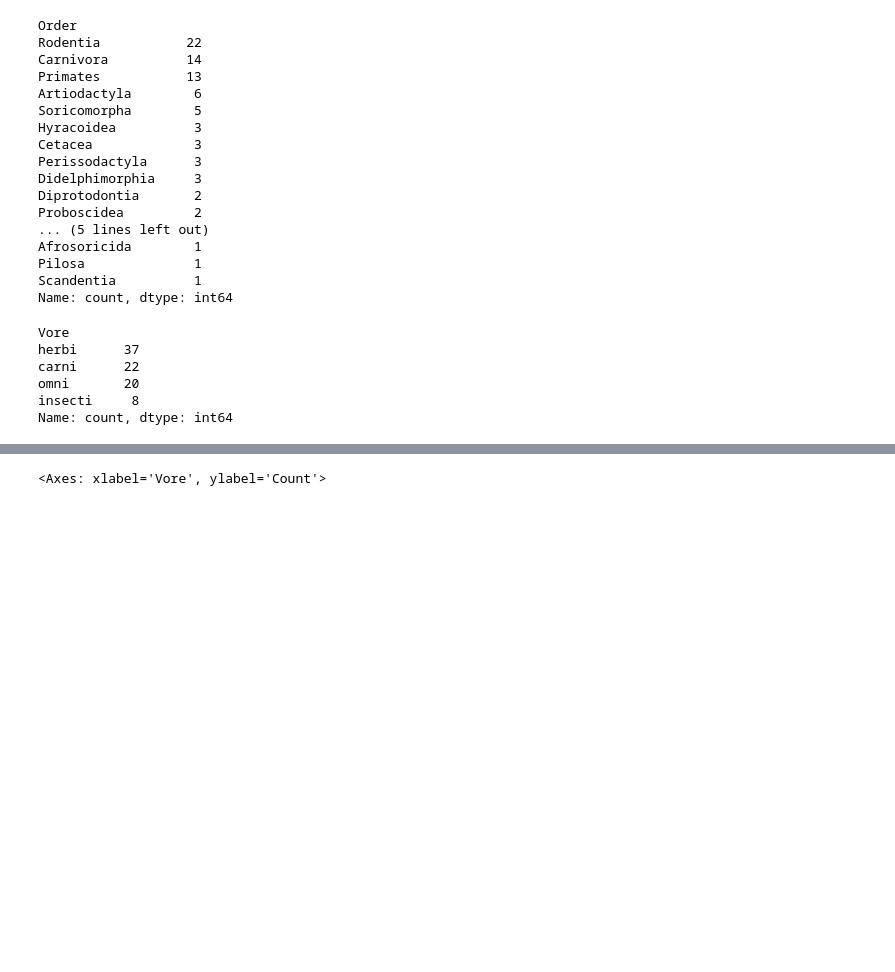
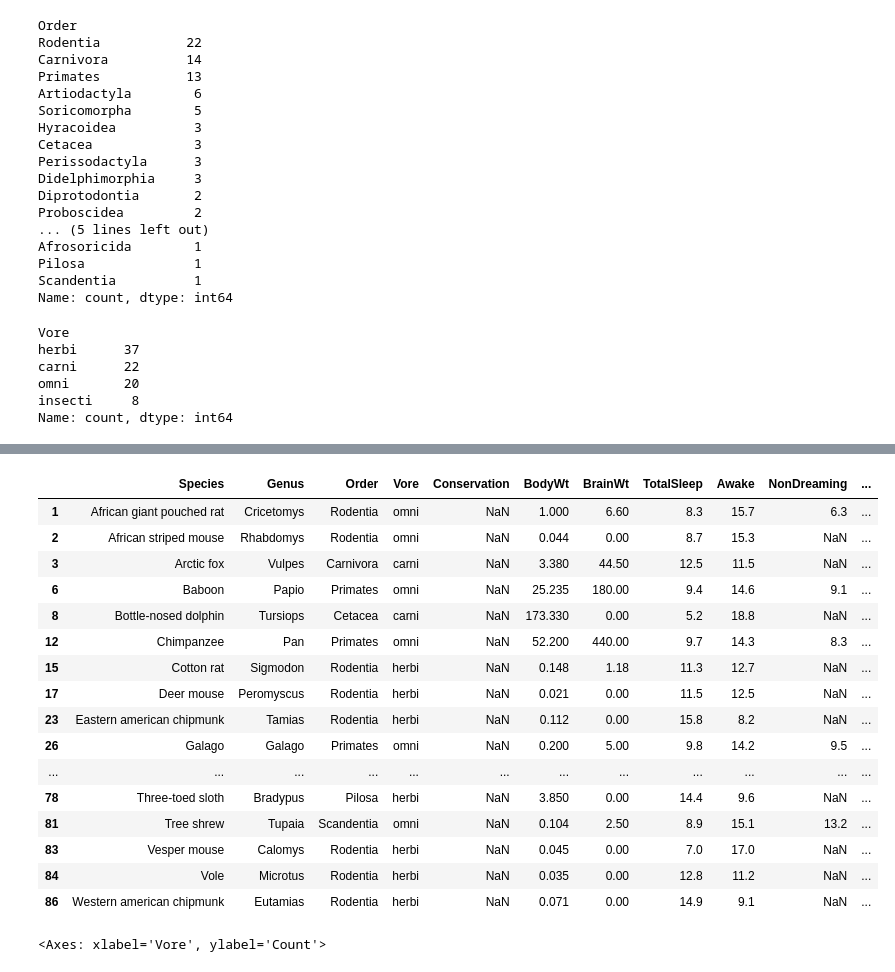
Before and after one commit to Yw0991/ML-Project, a Jupyter notebook: Code/EDA.ipynb, the cells around one changed output, grey strips where cells are left out. Saved outputs shown, nothing was run; the diff lists cells and outputs as text; code cells hidden in the pictures; blank space fills up the shorter version.

```diff
--- a/Code/EDA.ipynb
+++ b/Code/EDA.ipynb
@@ -142,3 +148,23 @@ Name: count, dtype: int64
+# %%
+df.loc[df.Conservation.isna()]
+# %% [output]
+|  | Species | Genus | Order | Vore | Conservation | BodyWt | BrainWt | TotalSleep | Awake | NonDreaming | ... |
+| 1 | African giant pouched rat | Cricetomys | Rodentia | omni | NaN | 1.000 | 6.60 | 8.3 | 15.7 | 6.3 | ... |
+| 2 | African striped mouse | Rhabdomys | Rodentia | omni | NaN | 0.044 | 0.00 | 8.7 | 15.3 | NaN | ... |
+| 3 | Arctic fox | Vulpes | Carnivora | carni | NaN | 3.380 | 44.50 | 12.5 | 11.5 | NaN | ... |
+| 6 | Baboon | Papio | Primates | omni | NaN | 25.235 | 180.00 | 9.4 | 14.6 | 9.1 | ... |
+| 8 | Bottle-nosed dolphin | Tursiops | Cetacea | carni | NaN | 173.330 | 0.00 | 5.2 | 18.8 | NaN | ... |
+| 12 | Chimpanzee | Pan | Primates | omni | NaN | 52.200 | 440.00 | 9.7 | 14.3 | 8.3 | ... |
+| 15 | Cotton rat | Sigmodon | Rodentia | herbi | NaN | 0.148 | 1.18 | 11.3 | 12.7 | NaN | ... |
+| 17 | Deer mouse | Peromyscus | Rodentia | herbi | NaN | 0.021 | 0.00 | 11.5 | 12.5 | NaN | ... |
+| 23 | Eastern american chipmunk | Tamias | Rodentia | herbi | NaN | 0.112 | 0.00 | 15.8 | 8.2 | NaN | ... |
+| 26 | Galago | Galago | Primates | omni | NaN | 0.200 | 5.00 | 9.8 | 14.2 | 9.5 | ... |
+| ... | ... | ... | ... | ... | ... | ... | ... | ... | ... | ... | ... |
+| 78 | Three-toed sloth | Bradypus | Pilosa | herbi | NaN | 3.850 | 0.00 | 14.4 | 9.6 | NaN | ... |
+| 81 | Tree shrew | Tupaia | Scandentia | omni | NaN | 0.104 | 2.50 | 8.9 | 15.1 | 13.2 | ... |
+| 83 | Vesper mouse | Calomys | Rodentia | herbi | NaN | 0.045 | 0.00 | 7.0 | 17.0 | NaN | ... |
+| 84 | Vole | Microtus | Rodentia | herbi | NaN | 0.035 | 0.00 | 12.8 | 11.2 | NaN | ... |
+| 86 | Western american chipmunk | Eutamias | Rodentia | herbi | NaN | 0.071 | 0.00 | 14.9 | 9.1 | NaN | ... |
 # %%
 sns.histplot(df,x="Vore")
 # %% [output]
```
Also changed, not shown: parts of 18 cells of this notebook.
